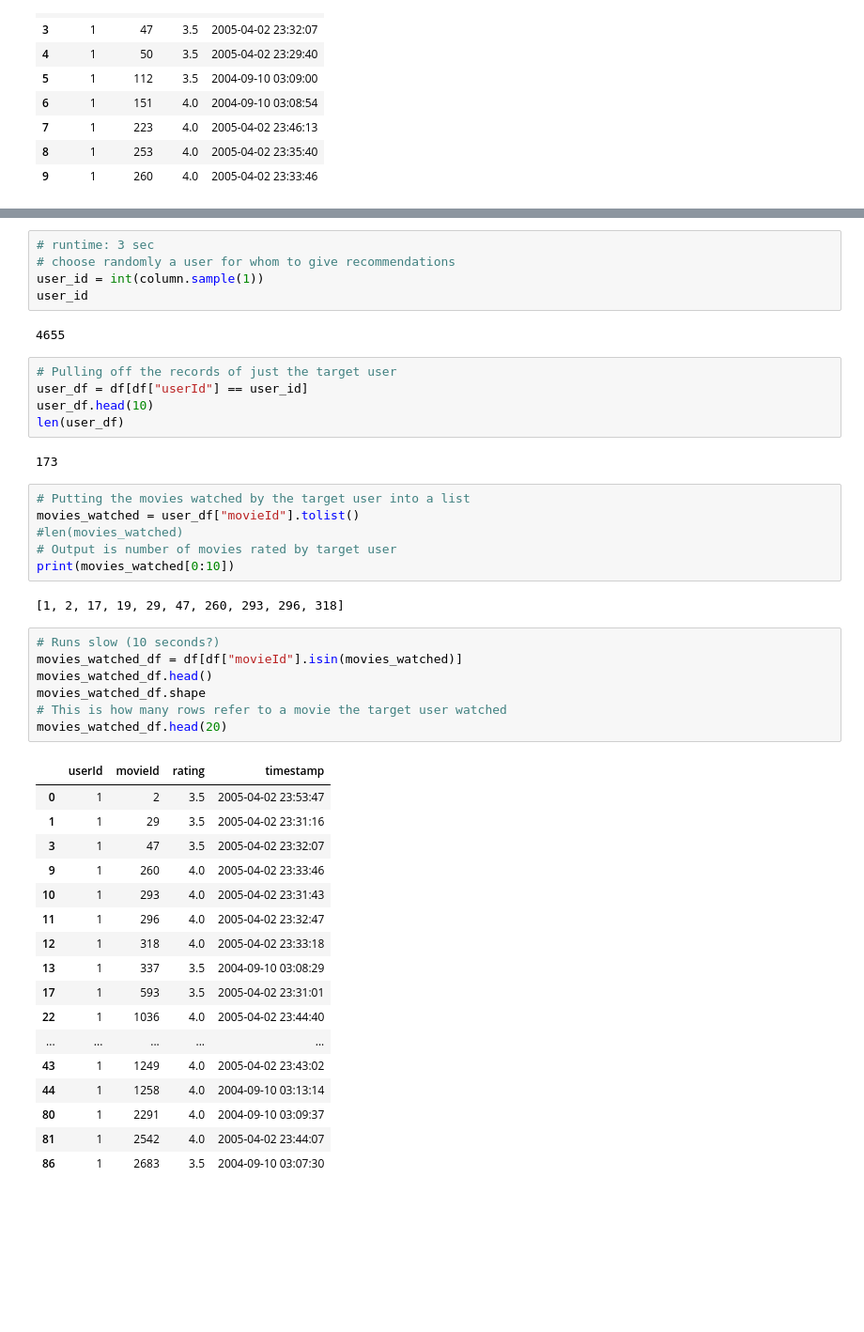
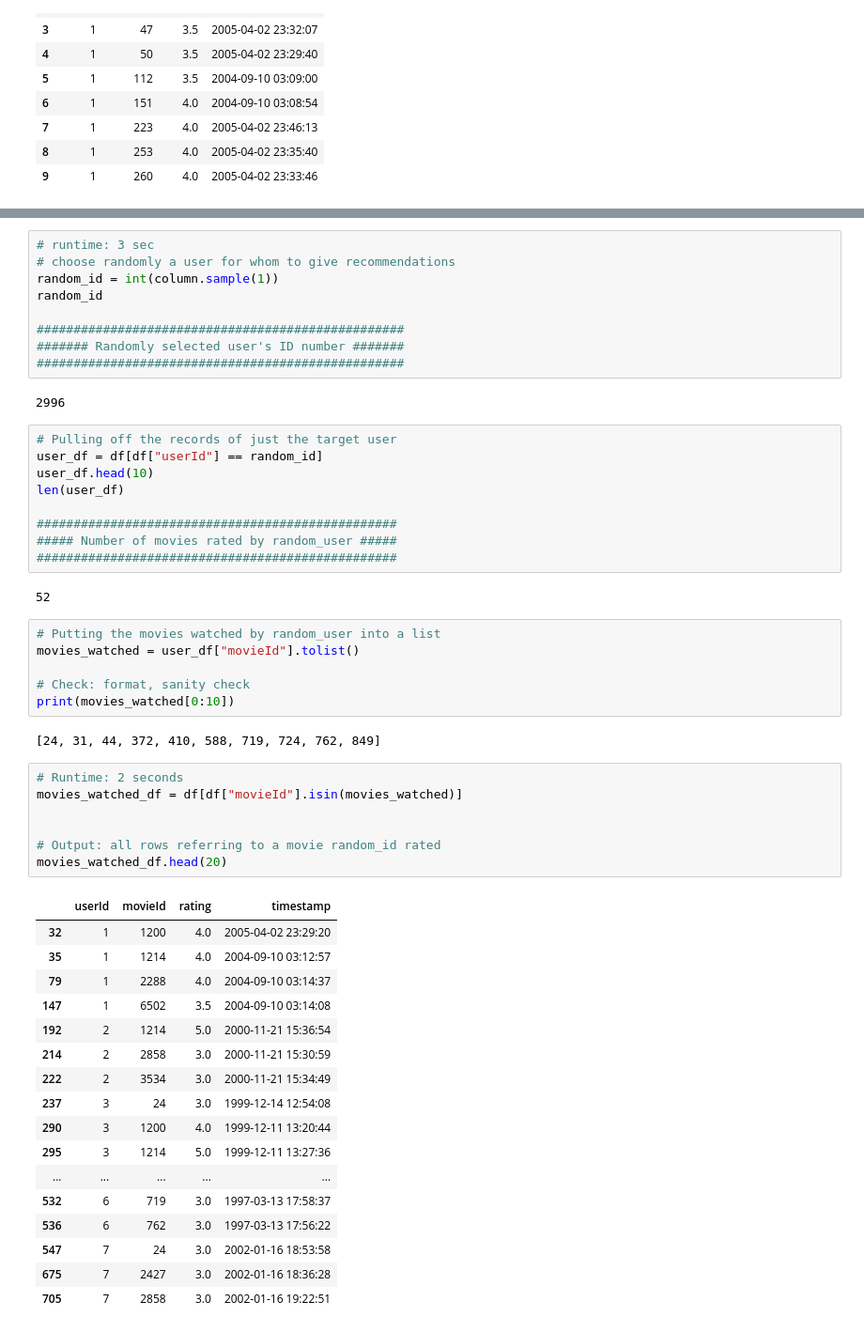
Before and after one commit to dash2927/ABCD, a Jupyter notebook: user-user.ipynb, the cells around one changed output, grey strips where cells are left out. Shown at 94% size. Saved outputs shown, nothing was run; the diff lists cells and outputs as text; blank space fills up the shorter version.

```diff
--- a/user-user.ipynb
+++ b/user-user.ipynb
@@ -33,47 +34,55 @@ max_value
 # %%
 # runtime: 3 sec
 # choose randomly a user for whom to give recommendations
-user_id = int(column.sample(1))
-user_id
+random_id = int(column.sample(1))
+random_id
+
+##################################################
+####### Randomly selected user's ID number #######
+##################################################
 # %% [output]
-4655
+2996
 # %%
 # Pulling off the records of just the target user
-user_df = df[df["userId"] == user_id]
+user_df = df[df["userId"] == random_id]
 user_df.head(10)
 len(user_df)
+
+#################################################
+##### Number of movies rated by random_user #####
+#################################################
 # %% [output]
-173
+52
 # %%
-# Putting the movies watched by the target user into a list
+# Putting the movies watched by random_user into a list
 movies_watched = user_df["movieId"].tolist()
-#len(movies_watched)
-# Output is number of movies rated by target user
+
+# Check: format, sanity check
 print(movies_watched[0:10])
 # %% [output]
-[1, 2, 17, 19, 29, 47, 260, 293, 296, 318]
+[24, 31, 44, 372, 410, 588, 719, 724, 762, 849]
 # %%
-# Runs slow (10 seconds?)
+# Runtime: 2 seconds
 movies_watched_df = df[df["movieId"].isin(movies_watched)]
-movies_watched_df.head()
-movies_watched_df.shape
-# This is how many rows refer to a movie the target user watched
+
+
+# Output: all rows referring to a movie random_id rated
 movies_watched_df.head(20)
 # %% [output]
 |  | userId | movieId | rating | timestamp |
-| 0 | 1 | 2 | 3.5 | 2005-04-02 23:53:47 |
-| 1 | 1 | 29 | 3.5 | 2005-04-02 23:31:16 |
-| 3 | 1 | 47 | 3.5 | 2005-04-02 23:32:07 |
-| 9 | 1 | 260 | 4.0 | 2005-04-02 23:33:46 |
-| 10 | 1 | 293 | 4.0 | 2005-04-02 23:31:43 |
-| 11 | 1 | 296 | 4.0 | 2005-04-02 23:32:47 |
-| 12 | 1 | 318 | 4.0 | 2005-04-02 23:33:18 |
-| 13 | 1 | 337 | 3.5 | 2004-09-10 03:08:29 |
-| 17 | 1 | 593 | 3.5 | 2005-04-02 23:31:01 |
-| 22 | 1 | 1036 | 4.0 | 2005-04-02 23:44:40 |
+| 32 | 1 | 1200 | 4.0 | 2005-04-02 23:29:20 |
+| 35 | 1 | 1214 | 4.0 | 2004-09-10 03:12:57 |
+| 79 | 1 | 2288 | 4.0 | 2004-09-10 03:14:37 |
+| 147 | 1 | 6502 | 3.5 | 2004-09-10 03:14:08 |
+| 192 | 2 | 1214 | 5.0 | 2000-11-21 15:36:54 |
+| 214 | 2 | 2858 | 3.0 | 2000-11-21 15:30:59 |
+| 222 | 2 | 3534 | 3.0 | 2000-11-21 15:34:49 |
+| 237 | 3 | 24 | 3.0 | 1999-12-14 12:54:08 |
+| 290 | 3 | 1200 | 4.0 | 1999-12-11 13:20:44 |
+| 295 | 3 | 1214 | 5.0 | 1999-12-11 13:27:36 |
 | ... | ... | ... | ... | ... |
-| 43 | 1 | 1249 | 4.0 | 2005-04-02 23:43:02 |
-| 44 | 1 | 1258 | 4.0 | 2004-09-10 03:13:14 |
-| 80 | 1 | 2291 | 4.0 | 2004-09-10 03:09:37 |
-| 81 | 1 | 2542 | 4.0 | 2005-04-02 23:44:07 |
-| 86 | 1 | 2683 | 3.5 | 2004-09-10 03:07:30 |
+| 532 | 6 | 719 | 3.0 | 1997-03-13 17:58:37 |
+| 536 | 6 | 762 | 3.0 | 1997-03-13 17:56:22 |
+| 547 | 7 | 24 | 3.0 | 2002-01-16 18:53:58 |
+| 675 | 7 | 2427 | 3.0 | 2002-01-16 18:36:28 |
+| 705 | 7 | 2858 | 3.0 | 2002-01-16 19:22:51 |
```
Also changed, not shown: parts of 36 cells of this notebook.
